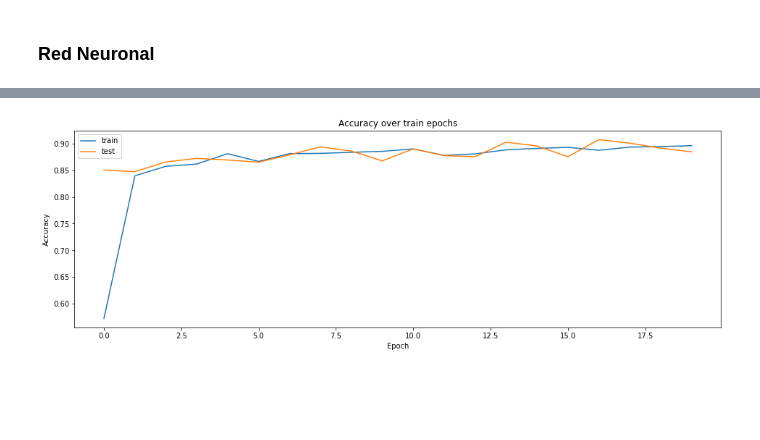
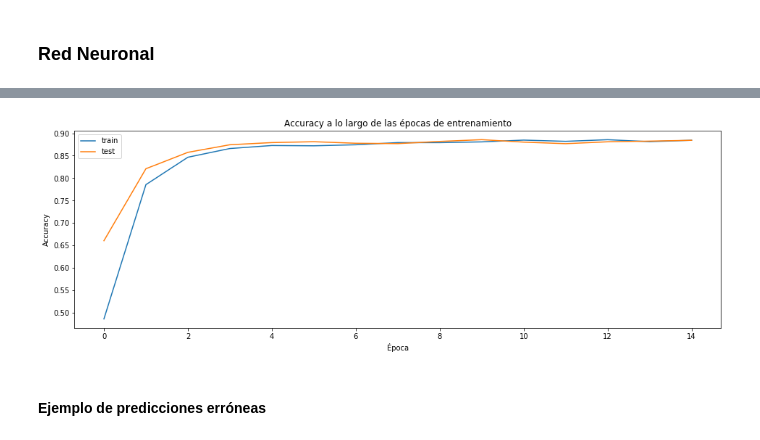
Before and after one commit to alebarsotti/machine_learning_2018, a Jupyter notebook: tp2_experimentation.ipynb, the cells around one changed output, grey strips where cells are left out. Saved outputs shown, nothing was run; the diff lists cells and outputs as text; code cells hidden in the pictures; blank space fills up the shorter version.

```diff
--- a/tp2_experimentation.ipynb
+++ b/tp2_experimentation.ipynb
@@ -384,17 +518,9 @@ def nn_extract_outputs(dataset):
     return pd.get_dummies(dataset.price_category)[price_category_labels].values.astype(np.float32)
 # %%
 nn_model = Sequential([
-    Dense(1000, input_shape=(len(LR_INPUT_COLUMNS), ), activation='tanh'),
+    Dense(100, input_shape=(len(LR_INPUT_COLUMNS), ), activation='tanh'),
 
-    # Dropout(0.1),
-
-    Dense(1000, activation='sigmoid'),
-
-    Dense(1000, activation='tanh'),
-
-    Dense(1000, activation='sigmoid'),
-
-    # Dropout(0.1),
+    Dense(50, activation='tanh'),
 
     Dense(len(price_category_labels), activation='softmax'),
 ])
@@ -408,8 +534,8 @@ nn_model.compile(
 history = nn_model.fit(
     lr_extract_inputs(train),
     nn_extract_outputs(train),
-    epochs=20,
-    batch_size=256,
+    epochs=15,
+    batch_size=300,
     validation_data=(
         lr_extract_inputs(test),
         nn_extract_outputs(test),
@@ -454,11 +580,12 @@ Recall: 0.86259
 # %%
-# plot accuracy over training epochs
 plt.plot(history.history['acc'], label='train')
 plt.plot(history.history['val_acc'], label='test')
-plt.title('Accuracy over train epochs')
+plt.title('Accuracy a lo largo de las épocas de entrenamiento')
 plt.ylabel('Accuracy')
-plt.xlabel('Epoch')
+plt.xlabel('Época')
 plt.legend(loc='upper left')
 plt.show()
 # %% [output]
-[figure, old version]
+[figure, new version]
+# %% [markdown]
+#### Ejemplo de predicciones erróneas
```
Also changed, not shown: parts of 43 cells of this notebook.
